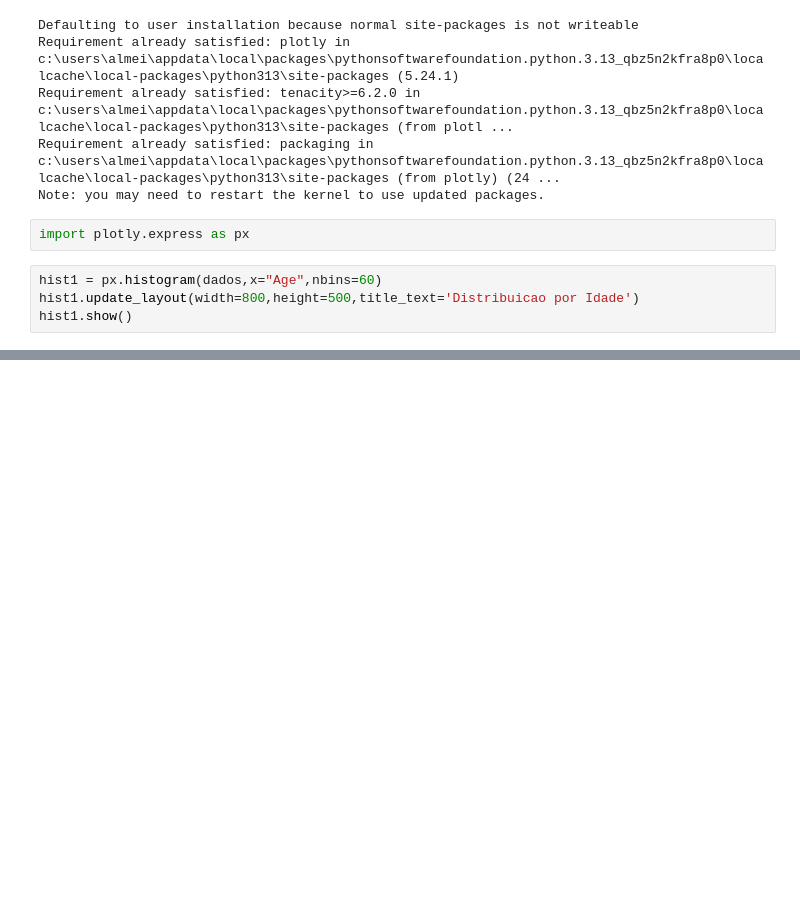
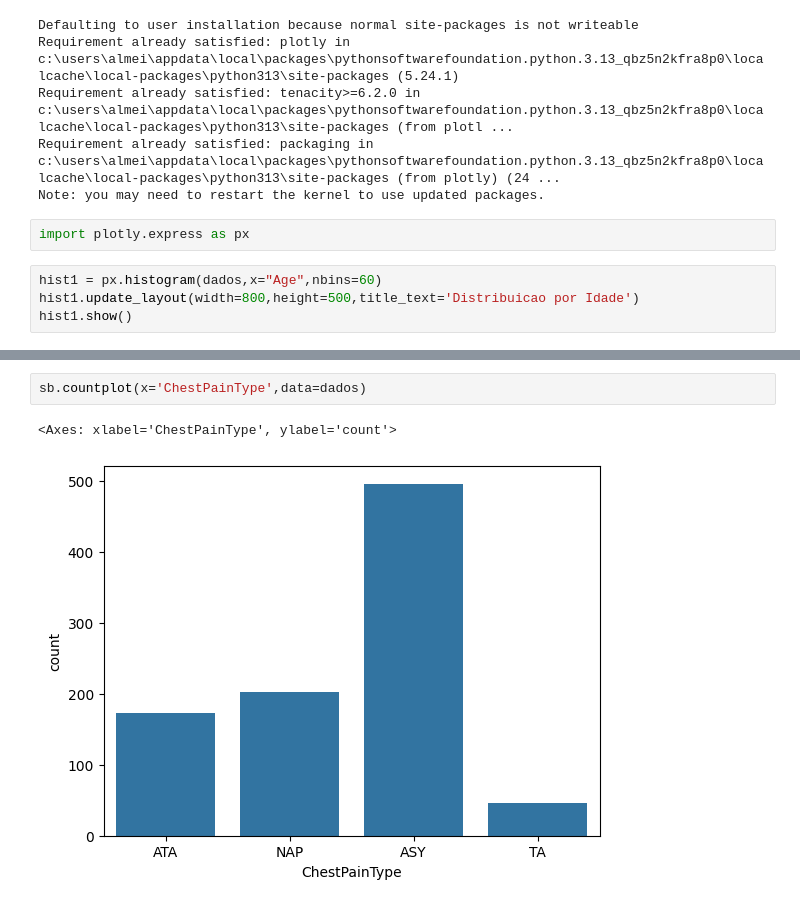
Before and after one commit to almeidaluan/classification-ml, a Jupyter notebook: classification-ml/teste.ipynb, the cells around one changed output, grey strips where cells are left out. Drawn from its saved outputs; the diff is of its cells as text; blank space fills up the shorter version.

```diff
--- a/classification-ml/teste.ipynb
+++ b/classification-ml/teste.ipynb
@@ -75,0 +100,5 @@ ModuleNotFoundError: No module named 'seaborn'
+# %%
+sb.countplot(x='ChestPainType',data=dados)
+# %% [output]
+<Axes: xlabel='ChestPainType', ylabel='count'>
+[figure, added]
```
Also changed, not shown: parts of 23 cells of this notebook.
